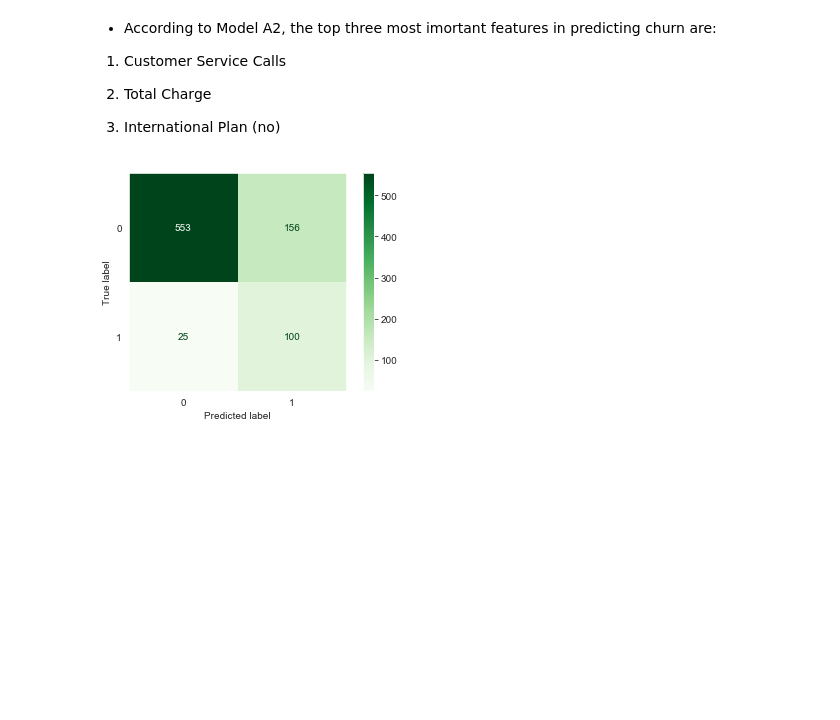
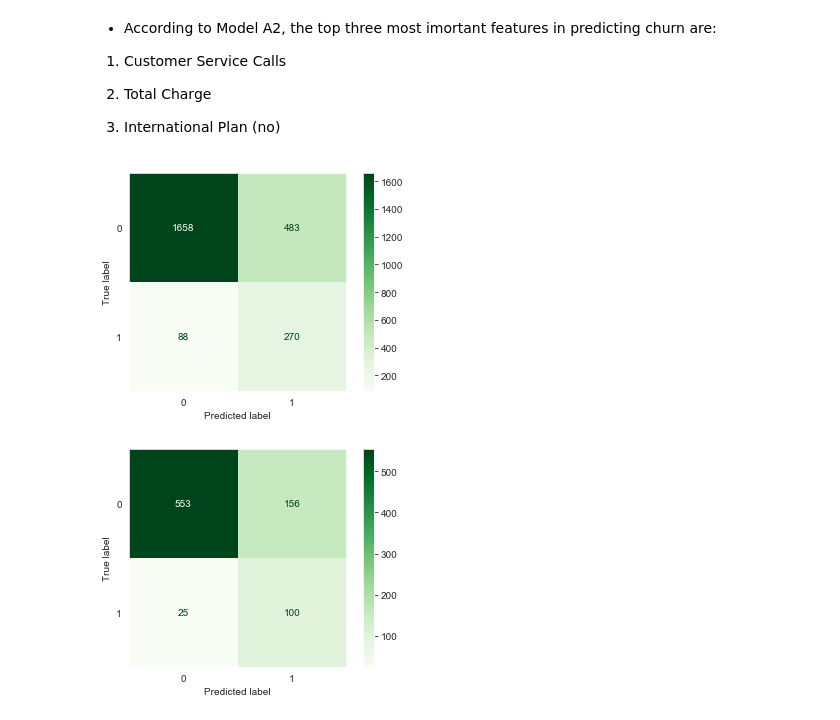
Before and after one commit to jmg0144/Customer-Churn-Classification-Analysis, a Jupyter notebook: phase-3-project.ipynb, the cells around one changed output. Cells and saved outputs as stored; diff of their text form; code cells hidden in the pictures; blank space fills up the shorter version.

Commit message:
Updated models, code, and markdowns

```diff
--- a/phase-3-project.ipynb
+++ b/phase-3-project.ipynb
@@ -745 +774,7 @@ y_pred_a2 = model_a2.predict(X_test_scaled_a2)
+# %%
+#Model A2 training data confusion matrix
+plot_confusion_matrix(model_a2, X_train_scaled_a2, y_train_lb, cmap='Greens')
+plt.grid(False)
+# %% [output]
+[figure, added]
 # %%
```
Also changed, not shown: parts of 115 cells of this notebook.
